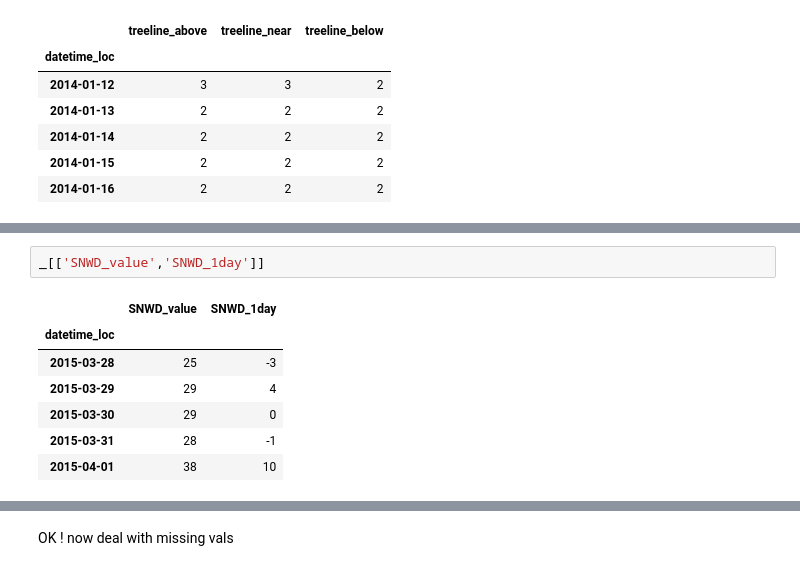
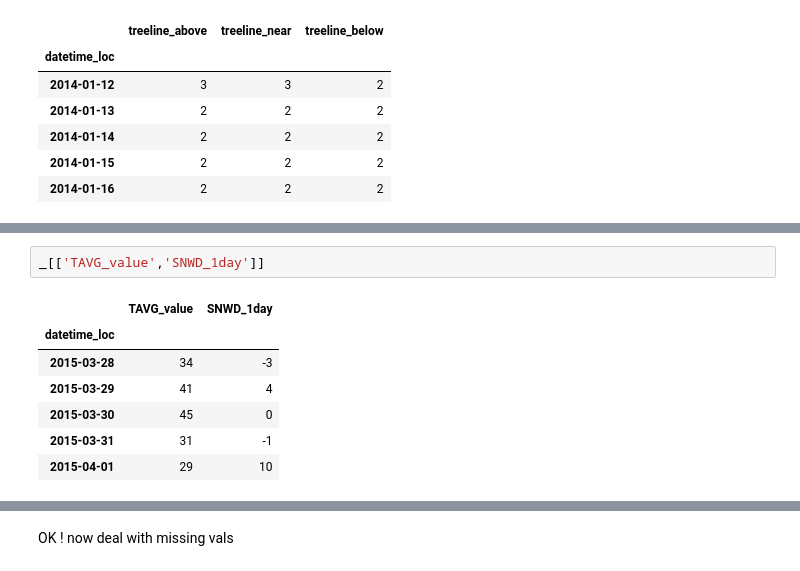
Before and after one commit to baldwint/snotelier, a Jupyter notebook: usda.ipynb, the cells around one changed output, grey strips where cells are left out. Cells and saved outputs as stored; diff of their text form.

```diff
--- a/usda.ipynb
+++ b/usda.ipynb
@@ -1118,10 +1128,10 @@ dfadj[:pd.to_datetime('2015-04-01')].tail()
 # %%
-_[['SNWD_value','SNWD_1day']]
+_[['TAVG_value','SNWD_1day']]
 # %% [output]
-|  | SNWD_value | SNWD_1day |
+|  | TAVG_value | SNWD_1day |
 | datetime_loc |  |  |
-| 2015-03-28 | 25 | -3 |
-| 2015-03-29 | 29 | 4 |
-| 2015-03-30 | 29 | 0 |
-| 2015-03-31 | 28 | -1 |
-| 2015-04-01 | 38 | 10 |
+| 2015-03-28 | 34 | -3 |
+| 2015-03-29 | 41 | 4 |
+| 2015-03-30 | 45 | 0 |
+| 2015-03-31 | 31 | -1 |
+| 2015-04-01 | 29 | 10 |
```
Also changed, not shown: parts of 21 cells of this notebook, 9 other files.
